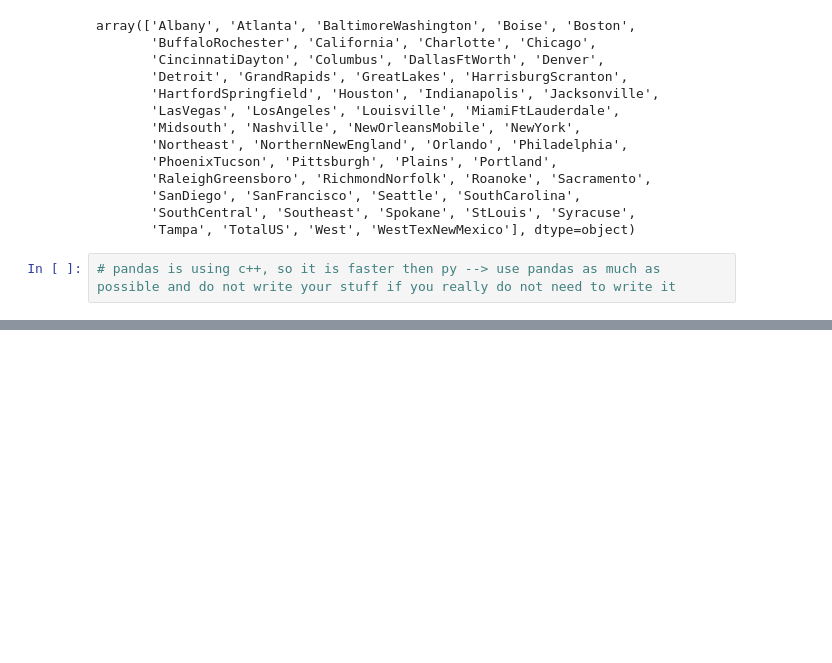
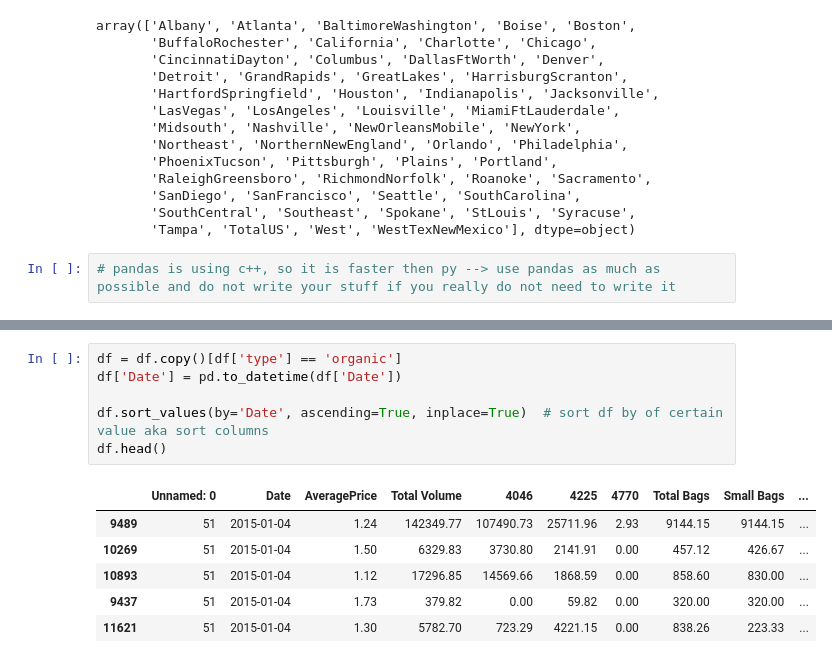
Before and after one commit to denajaha/data_analysis_python3.7_and_pandas, a Jupyter notebook: pandas_2.ipynb, the cells around one changed output, grey strips where cells are left out. Saved outputs shown, nothing was run; the diff lists cells and outputs as text; blank space fills up the shorter version.

```diff
--- a/pandas_2.ipynb
+++ b/pandas_2.ipynb
@@ -114,0 +185,13 @@ array(['Albany', 'Atlanta', 'BaltimoreWashington', 'Boise', 'Boston',
+# %%
+df = df.copy()[df['type'] == 'organic']
+df['Date'] = pd.to_datetime(df['Date'])
+
+df.sort_values(by='Date', ascending=True, inplace=True)  # sort df by of certain value aka sort columns
+df.head()
+# %% [output]
+|  | Unnamed: 0 | Date | AveragePrice | Total Volume | 4046 | 4225 | 4770 | Total Bags | Small Bags | ... |
+| 9489 | 51 | 2015-01-04 | 1.24 | 142349.77 | 107490.73 | 25711.96 | 2.93 | 9144.15 | 9144.15 | ... |
+| 10269 | 51 | 2015-01-04 | 1.50 | 6329.83 | 3730.80 | 2141.91 | 0.00 | 457.12 | 426.67 | ... |
+| 10893 | 51 | 2015-01-04 | 1.12 | 17296.85 | 14569.66 | 1868.59 | 0.00 | 858.60 | 830.00 | ... |
+| 9437 | 51 | 2015-01-04 | 1.73 | 379.82 | 0.00 | 59.82 | 0.00 | 320.00 | 320.00 | ... |
+| 11621 | 51 | 2015-01-04 | 1.30 | 5782.70 | 723.29 | 4221.15 | 0.00 | 838.26 | 223.33 | ... |
```
Also changed, not shown: parts of 9 cells of this notebook, 1 other file.
